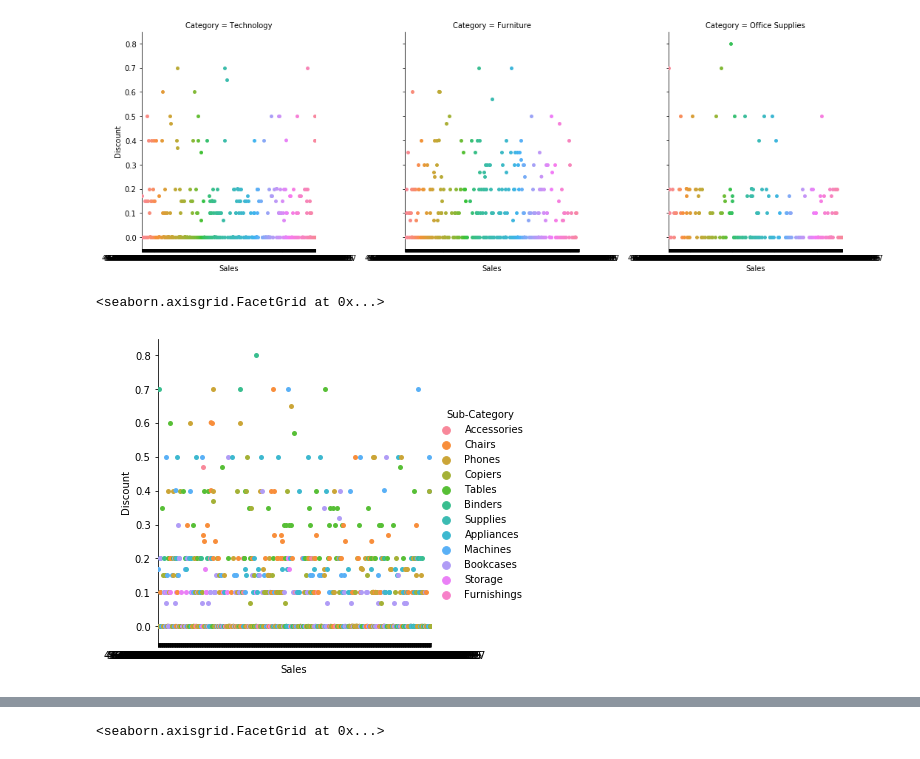
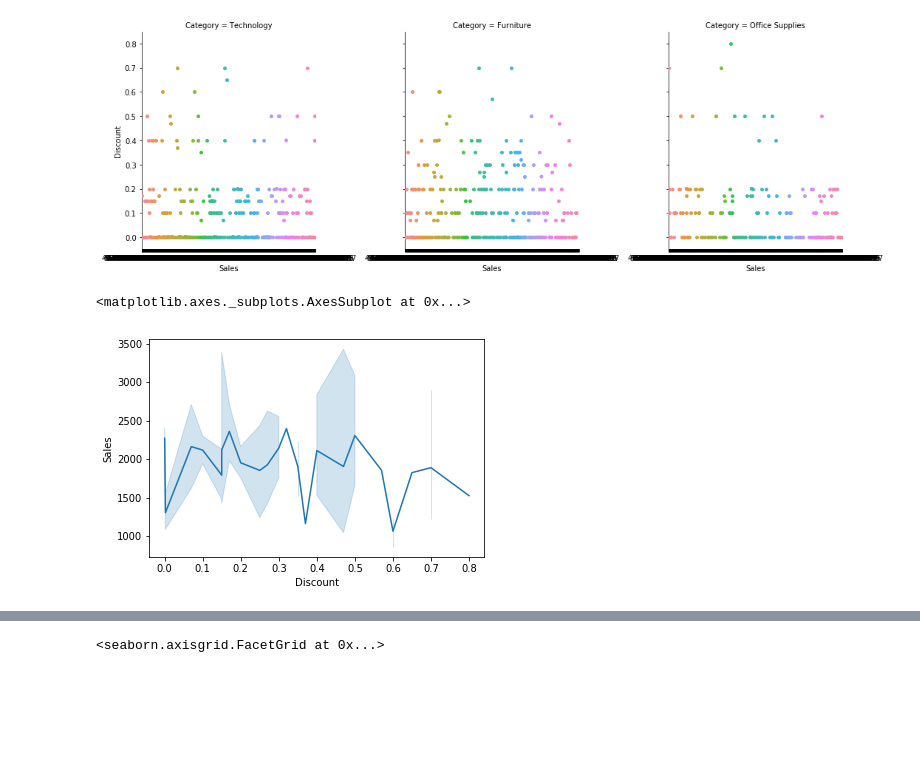
Before and after one commit to Jadatravu/Tutorials, a Jupyter notebook: ML/Categorical_data_plots_seaborn.ipynb, the cells around one changed output, grey strips where cells are left out. Saved outputs shown, nothing was run; the diff lists cells and outputs as text; code cells hidden in the pictures; blank space fills up the shorter version.

Commit message:
updated seaborn files

```diff
--- a/ML/Categorical_data_plots_seaborn.ipynb
+++ b/ML/Categorical_data_plots_seaborn.ipynb
@@ -55,7 +55,7 @@ sns.catplot(x='Sales',y='Discount',col='Category',data=df)
 <seaborn.axisgrid.FacetGrid at 0x...>
 [figure]
 # %%
-sns.catplot(x='Sales',y='Discount',hue='Sub-Category',data=df)
+sns.lineplot(x='Discount',y='Sales',data=df)
 # %% [output]
-<seaborn.axisgrid.FacetGrid at 0x...>
+<matplotlib.axes._subplots.AxesSubplot at 0x...>
-[figure, old version]
+[figure, new version]
```
Also changed, not shown: parts of 25 cells of this notebook, 2 other files.
